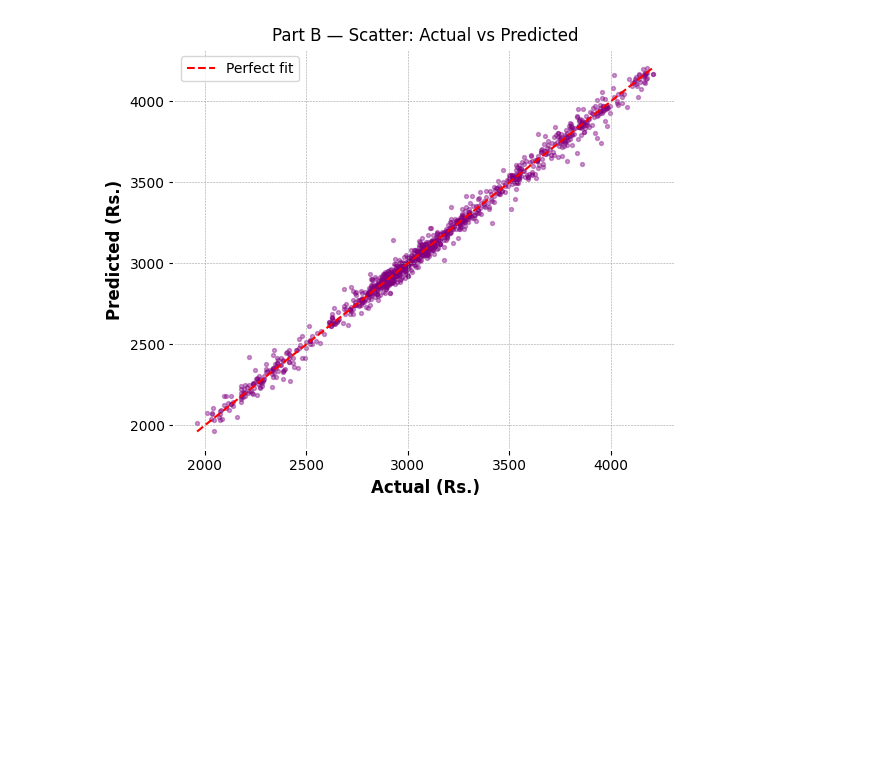
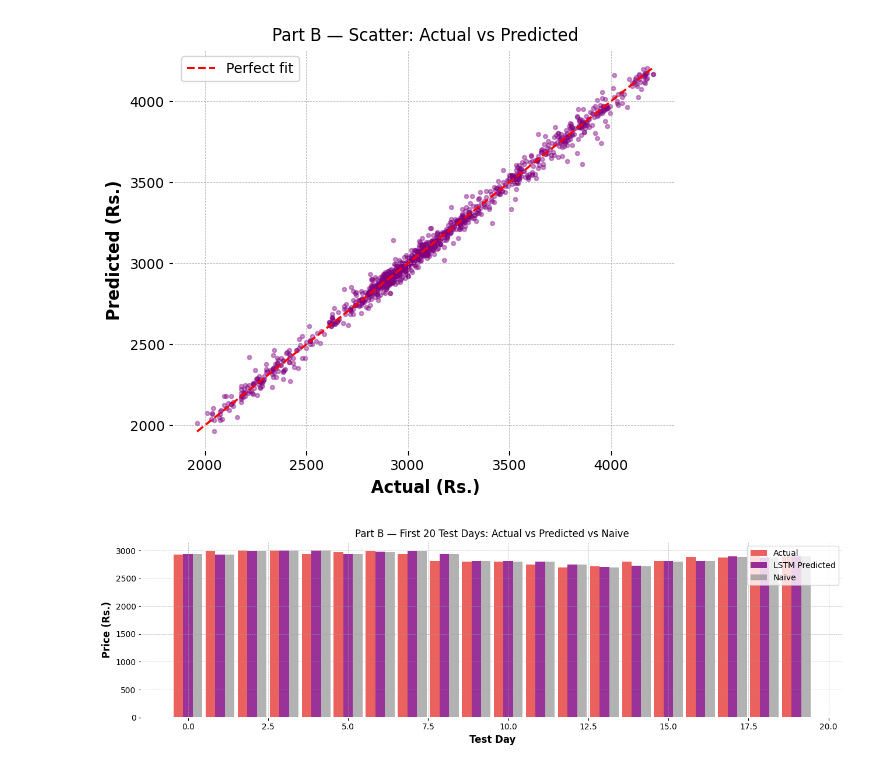
Before and after one commit to rishika790/AI-PORTFOLIO, a Jupyter notebook: DL_GRU_OHLCV_vs_Indicators.ipynb, the cells around one changed output. Cells and saved outputs as stored; diff of their text form; code cells hidden in the pictures; blank space fills up the shorter version.

Commit message:
code: cell 65 — x_pos = np.arange(20)

```diff
--- a/DL_GRU_OHLCV_vs_Indicators.ipynb
+++ b/DL_GRU_OHLCV_vs_Indicators.ipynb
@@ -900,3 +900,14 @@ plt.xlabel('Actual (Rs.)'); plt.ylabel('Predicted (Rs.)')
 plt.legend(); plt.tight_layout(); plt.show()
 # %% [output]
 [figure]
+# %%
+x_pos = np.arange(20)
+plt.figure(figsize=(13, 4))
+plt.bar(x_pos-0.3,  y_actual_B[:20],  0.3, label='Actual',         color='#E53935', alpha=0.8)
+plt.bar(x_pos,      y_pred_B[:20],    0.3, label='LSTM Predicted', color='purple',  alpha=0.8)
+plt.bar(x_pos+0.3,  naive_pred_B[:20], 0.3, label='Naive',         color='gray',    alpha=0.6)
+plt.title('Part B — First 20 Test Days: Actual vs Predicted vs Naive')
+plt.xlabel('Test Day'); plt.ylabel('Price (Rs.)')
+plt.legend(); plt.tight_layout(); plt.show()
+# %% [output]
+[figure, added]
```
